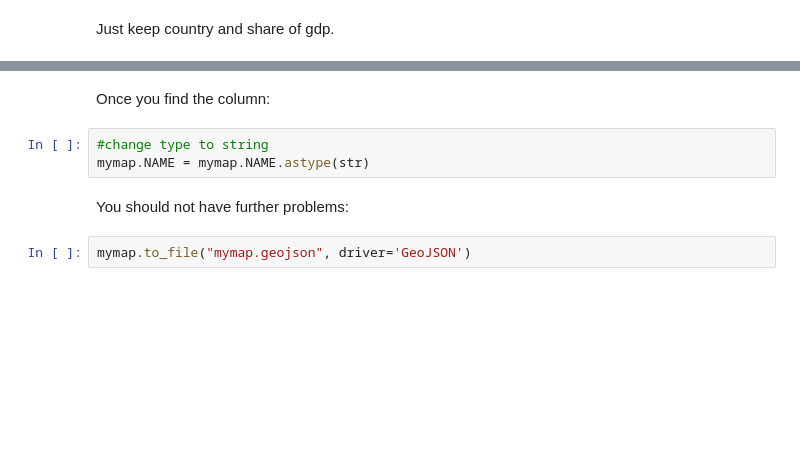
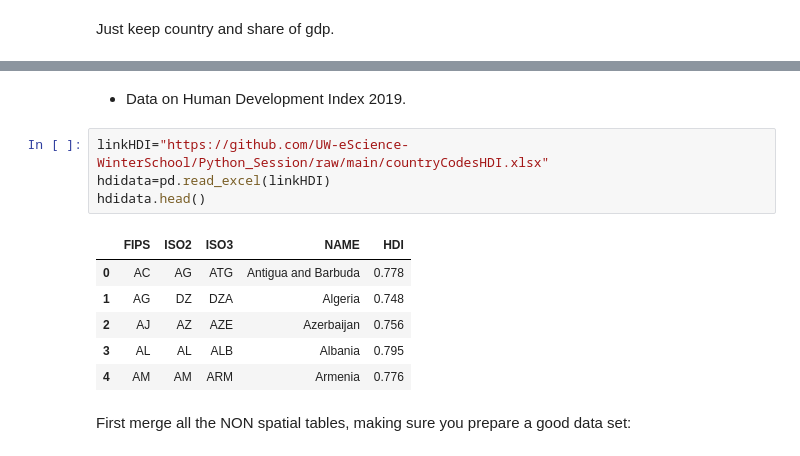
Before and after one commit to UW-eScience-WinterSchool/Python_Session, a Jupyter notebook: Python-code.ipynb, the cells around one changed output, grey strips where cells are left out. Drawn from its saved outputs; the diff is of its cells as text; blank space fills up the shorter version.

```diff
--- a/Python-code.ipynb
+++ b/Python-code.ipynb
@@ -1472,9 +1044,15 @@ NAME b'\xc5land Islands'
-# %% [markdown]
-Once you find the column:
-# %%
-#change type to string
-mymap.NAME = mymap.NAME.astype(str)
-# %% [markdown]
-You should not have further problems:
-# %%
-mymap.to_file("mymap.geojson", driver='GeoJSON')
+# %% [markdown]
+* Data on Human Development Index 2019.
+# %%
+linkHDI="https://github.com/UW-eScience-WinterSchool/Python_Session/raw/main/countryCodesHDI.xlsx"
+hdidata=pd.read_excel(linkHDI)
+hdidata.head()
+# %% [output]
+|  | FIPS | ISO2 | ISO3 | NAME | HDI |
+| 0 | AC | AG | ATG | Antigua and Barbuda | 0.778 |
+| 1 | AG | DZ | DZA | Algeria | 0.748 |
+| 2 | AJ | AZ | AZE | Azerbaijan | 0.756 |
+| 3 | AL | AL | ALB | Albania | 0.795 |
+| 4 | AM | AM | ARM | Armenia | 0.776 |
+# %% [markdown]
+First merge all the NON spatial tables, making sure you prepare a good data set:
```
Also changed, not shown: parts of 119 cells of this notebook, 8 other files.
